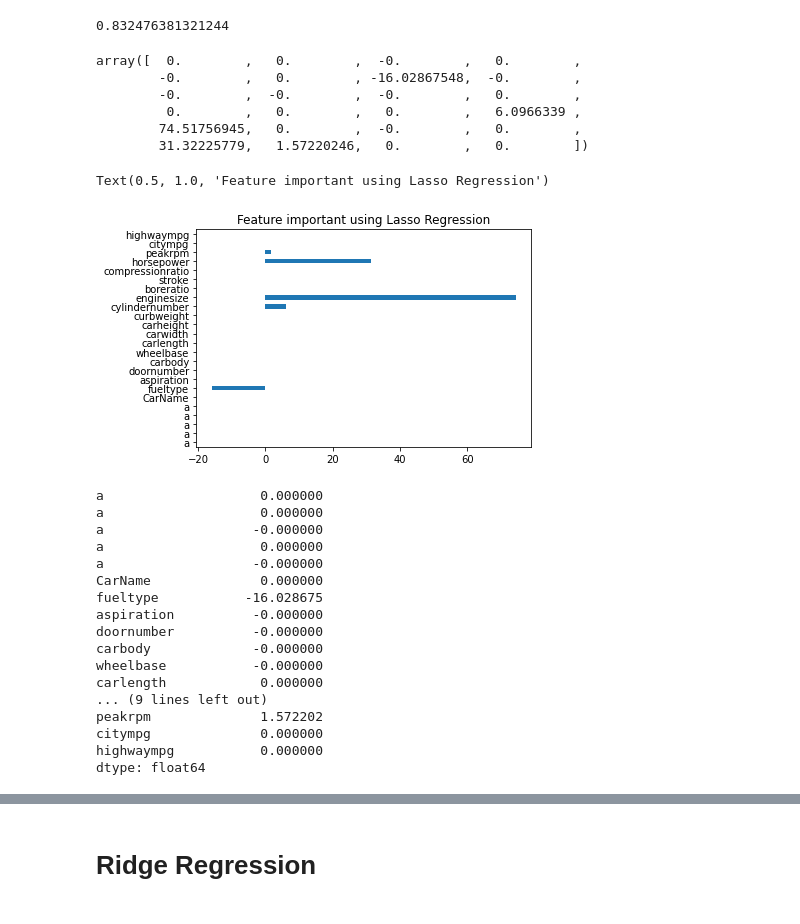
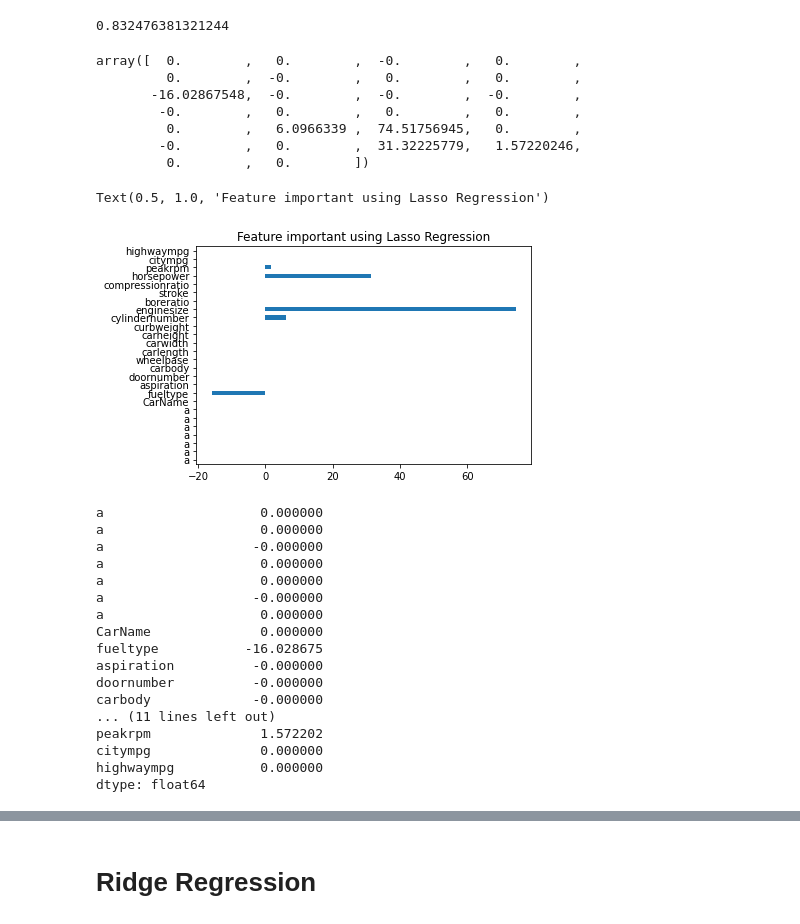
Before and after one commit to surajkawadkar/vita, a Jupyter notebook: MACHINE LEARNING/Assignments/Car_regression.ipynb, the cells around one changed output, grey strips where cells are left out. Saved outputs shown, nothing was run; the diff lists cells and outputs as text; code cells hidden in the pictures.

```diff
--- a/MACHINE LEARNING/Assignments/Car_regression.ipynb
+++ b/MACHINE LEARNING/Assignments/Car_regression.ipynb
@@ -133,10 +133,10 @@ X
 # Dealing with strings to
 # %%
 le=LabelEncoder()
-objList=['CarName',	'fueltype',	'aspiration',	'doornumber',	'carbody','cylindernumber']
+objList=['CarName','fueltype','aspiration','doornumber','carbody','cylindernumber']
 # label encoding for string column only
 for col in objList:
-    X[feat] = le.fit_transform(X[col].astype(str))
+    X[col] = le.fit_transform(X[col].astype(str))
 # %%
 X
 # %% [output]
@@ -300,36 +301,37 @@ model.score(X_test,Y_test)
 model.coef_
 # %% [output]
 array([  0.        ,   0.        ,  -0.        ,   0.        ,
-        -0.        ,   0.        , -16.02867548,  -0.        ,
-        -0.        ,  -0.        ,  -0.        ,   0.        ,
-         0.        ,   0.        ,   0.        ,   6.0966339 ,
-        74.51756945,   0.        ,  -0.        ,   0.        ,
-        31.32225779,   1.57220246,   0.        ,   0.        ])
+         0.        ,  -0.        ,   0.        ,   0.        ,
+       -16.02867548,  -0.        ,  -0.        ,  -0.        ,
+        -0.        ,   0.        ,   0.        ,   0.        ,
+         0.        ,   6.0966339 ,  74.51756945,   0.        ,
+        -0.        ,   0.        ,  31.32225779,   1.57220246,
+         0.        ,   0.        ])
 # %%
 # 24 column needed whiich we got after label encoading and
-imp_coef=pd.Series(model.coef_, index=['a','a','a','a','a','CarName','fueltype','aspiration','doornumber','carbody','wheelbase','carlength','carwidth','carheight','curbweight','cylindernumber','enginesize','boreratio','stroke','compressionratio','horsepower','peakrpm','citympg','highwaympg'])
+imp_coef=pd.Series(model.coef_, index=['a','a','a','a','a','a','a','CarName','fueltype','aspiration','doornumber','carbody','wheelbase','carlength','carwidth','carheight','curbweight','cylindernumber','enginesize','boreratio','stroke','compressionratio','horsepower','peakrpm','citympg','highwaympg'])
 imp_coef.plot(kind='barh')
 plt.title("Feature important using Lasso Regression")
 # %% [output]
 Text(0.5, 1.0, 'Feature important using Lasso Regression')
-[figure, old version]
+[figure, new version]
 # %%
 # most important column which affect the prediction
-pd.Series(model.coef_, index=['a','a','a','a','a','CarName','fueltype','aspiration','doornumber','carbody','wheelbase','carlength','carwidth','carheight','curbweight','cylindernumber','enginesize','boreratio','stroke','compressionratio','horsepower','peakrpm','citympg','highwaympg'])
+pd.Series(model.coef_, index=['a','a','a','a','a','a','a','CarName','fueltype','aspiration','doornumber','carbody','wheelbase','carlength','carwidth','carheight','curbweight','cylindernumber','enginesize','boreratio','stroke','compressionratio','horsepower','peakrpm','citympg','highwaympg'])
 # %% [output]
 a                    0.000000
 a                    0.000000
 a                   -0.000000
 a                    0.000000
+a                    0.000000
 a                   -0.000000
+a                    0.000000
 CarName              0.000000
 fueltype           -16.028675
 aspiration          -0.000000
 doornumber          -0.000000
 carbody             -0.000000
-wheelbase           -0.000000
-carlength            0.000000
-... (9 lines left out)
+... (11 lines left out)
 peakrpm              1.572202
 citympg              0.000000
 highwaympg           0.000000
```
Also changed, not shown: parts of 14 cells of this notebook, 1 other file.
